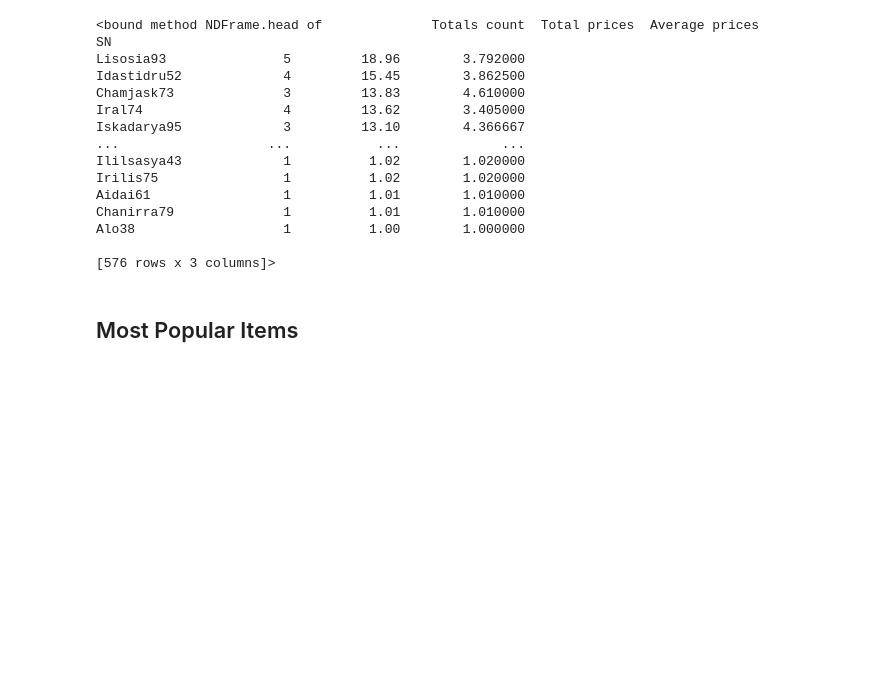
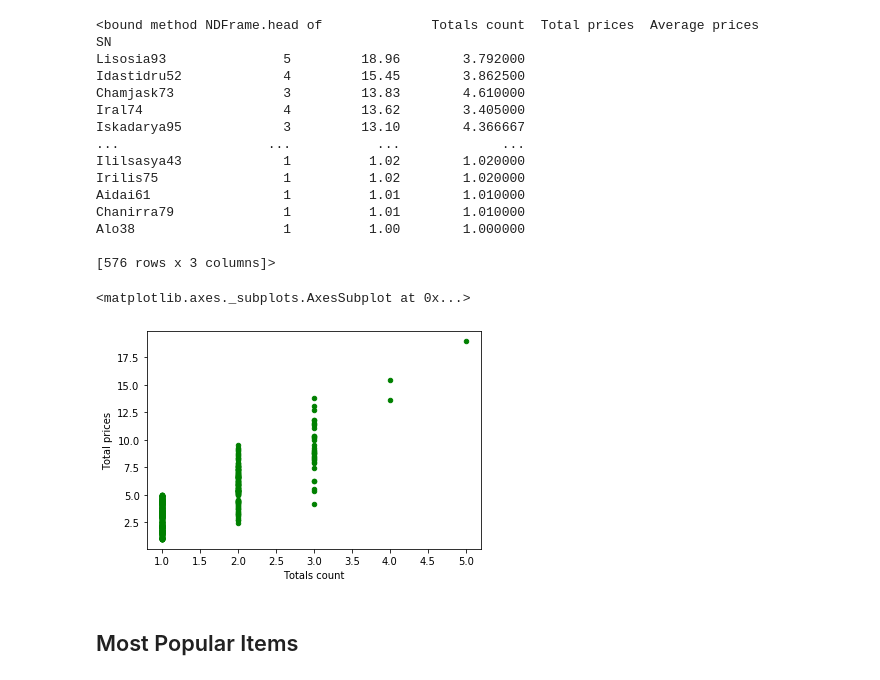
Before and after one commit to sherirosalia/Game_Sales_Analysis, a Jupyter notebook: HeroesOfPymoli.ipynb, the cells around one changed output. Saved outputs shown, nothing was run; the diff lists cells and outputs as text; code cells hidden in the pictures; blank space fills up the shorter version.

```diff
--- a/HeroesOfPymoli.ipynb
+++ b/HeroesOfPymoli.ipynb
@@ -435,6 +435,12 @@ Chanirra79              1          1.01        1.010000
 Alo38                   1          1.00        1.000000
 
 [576 rows x 3 columns]>
+# %%
+
+Sum_Table.plot(kind='scatter',x='Totals count', y='Total prices', color='green')
+# %% [output]
+<matplotlib.axes._subplots.AxesSubplot at 0x...>
+[figure, added]
 # %% [markdown]
 ## Most Popular Items
 # %% [markdown]
```
Also changed, not shown: parts of 2 cells of this notebook, 5 other files.
